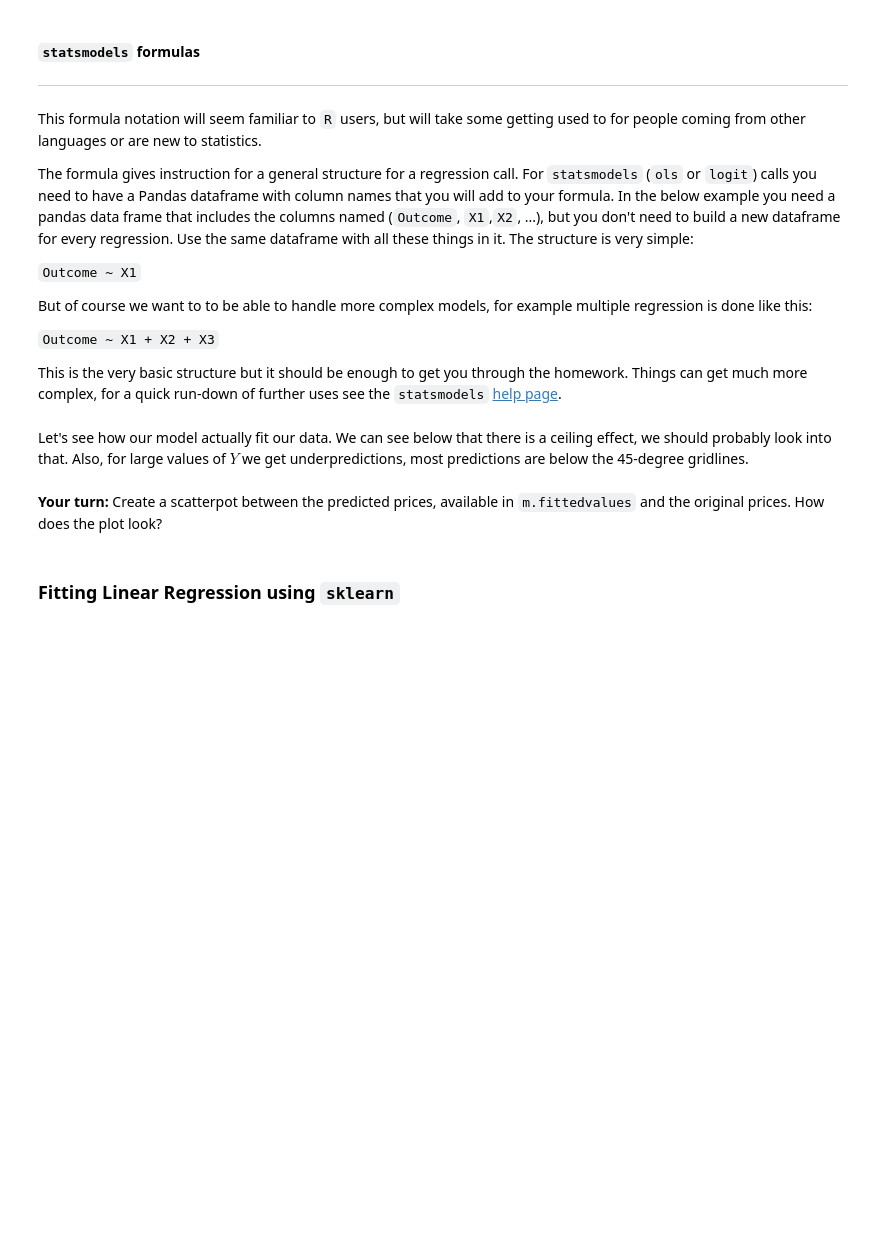
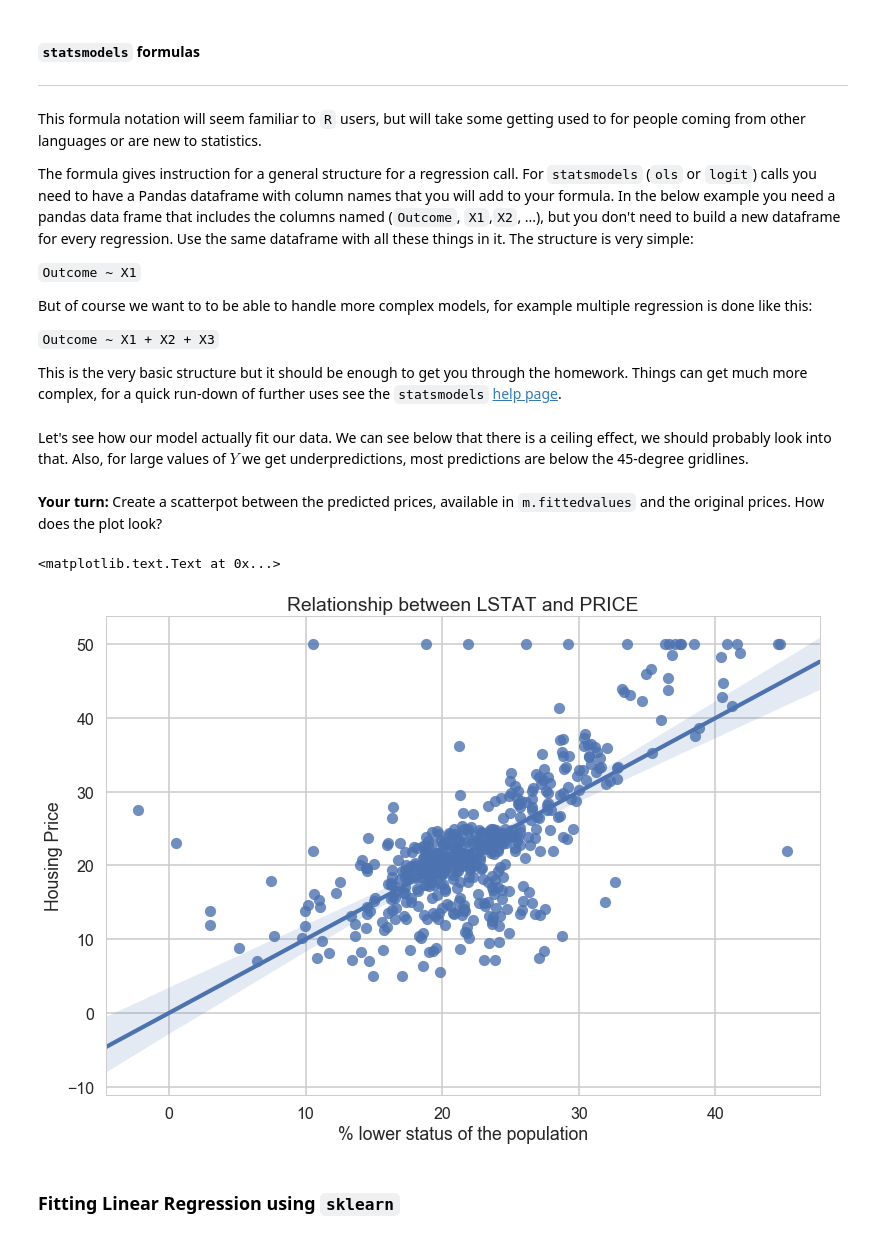
Before and after one commit to NikhilaThota/Mini-Projects, a Jupyter notebook: Mini_Project_Linear_Regression.ipynb, the cells around one changed output. Saved outputs shown, nothing was run; the diff lists cells and outputs as text; code cells hidden in the pictures; blank space fills up the shorter version.

```diff
--- a/Mini_Project_Linear_Regression.ipynb
+++ b/Mini_Project_Linear_Regression.ipynb
@@ -448,10 +448,14 @@ Let's see how our model actually fit our data. We can see below that there is a
 **Your turn:** Create a scatterpot between the predicted prices, available in `m.fittedvalues` and the original prices. How does the plot look?
 # %%
 # your turn
-plt.scatter(bos.PRICE)
+# scatterpot between the predicted prices and the original prices
+sns.regplot(y='PRICE', x=m.fittedvalues, data=bos, fit_reg=True)
 plt.xlabel('% lower status of the population')
 plt.ylabel('Housing Price')
 plt.title('Relationship between LSTAT and PRICE')
+# %% [output]
+<matplotlib.text.Text at 0x...>
+[figure, added]
 # %% [markdown]
 ### Fitting Linear Regression using `sklearn`
 # %%
```
Also changed, not shown: parts of 31 cells of this notebook.
